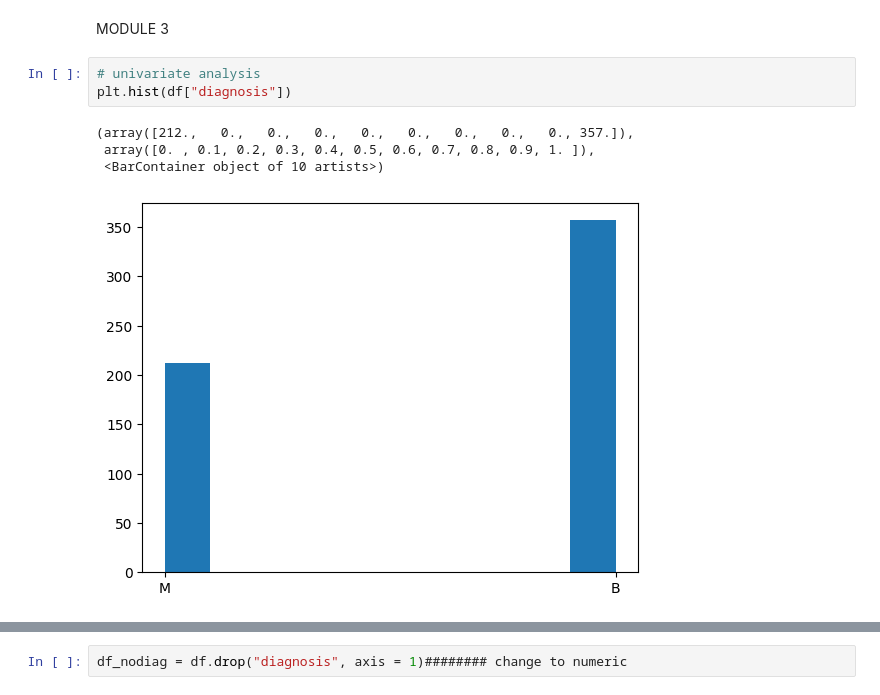
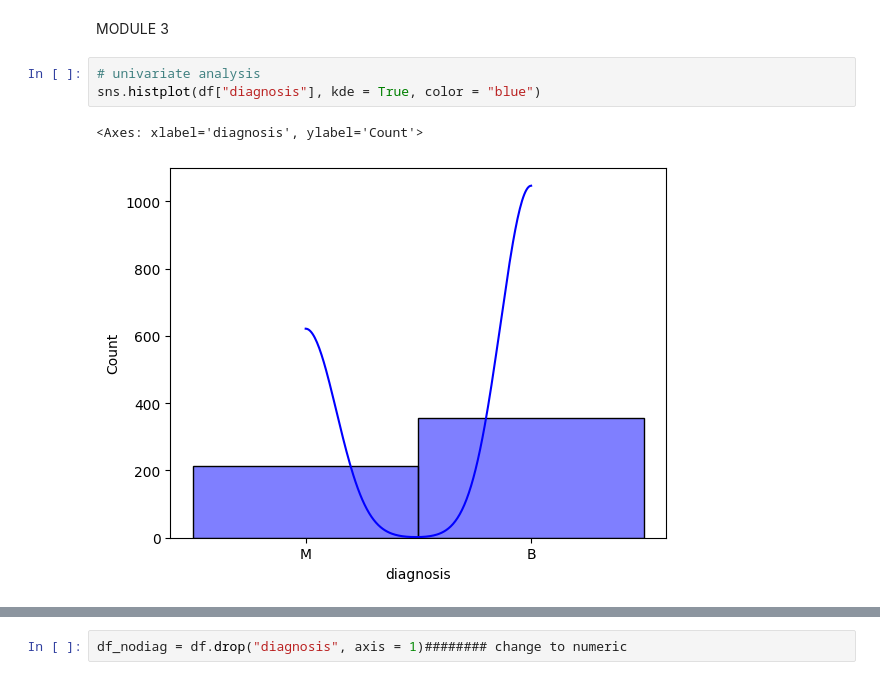
Before and after one commit to taniyeahh7/B_EDA_DA, a Jupyter notebook: EDA_JupyNb.ipynb, the cells around one changed output, grey strips where cells are left out. Saved outputs shown, nothing was run; the diff lists cells and outputs as text.

```diff
--- a/EDA_JupyNb.ipynb
+++ b/EDA_JupyNb.ipynb
@@ -404,9 +391,7 @@ array([[ 2.48792523],
 MODULE 3
 # %%
 # univariate analysis
-plt.hist(df["diagnosis"])
+sns.histplot(df["diagnosis"], kde = True, color = "blue")
 # %% [output]
-(array([212.,   0.,   0.,   0.,   0.,   0.,   0.,   0.,   0., 357.]),
- array([0. , 0.1, 0.2, 0.3, 0.4, 0.5, 0.6, 0.7, 0.8, 0.9, 1. ]),
- <BarContainer object of 10 artists>)
+<Axes: xlabel='diagnosis', ylabel='Count'>
-[figure, old version]
+[figure, new version]
```
Also changed, not shown: parts of 27 cells of this notebook.
